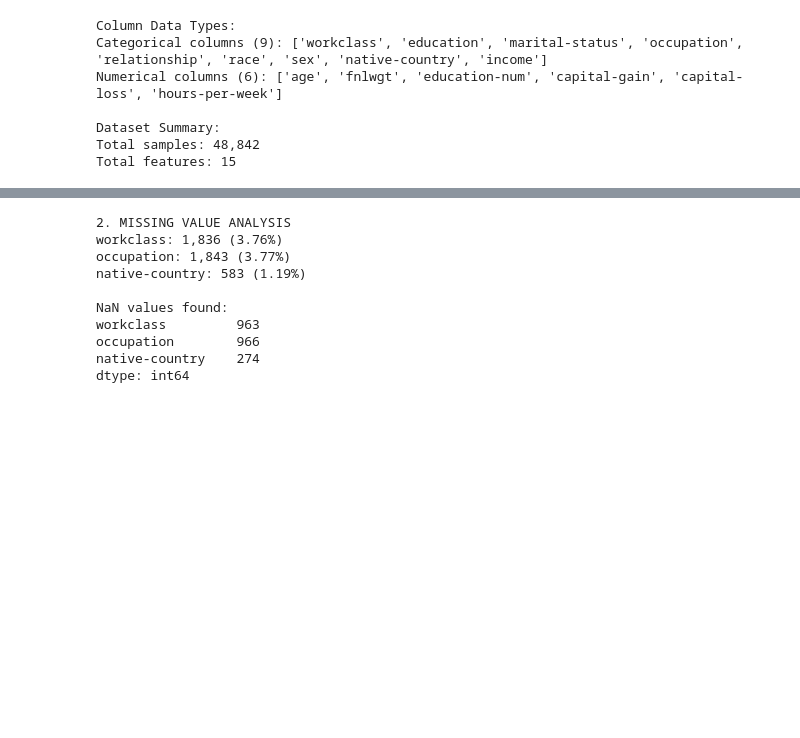
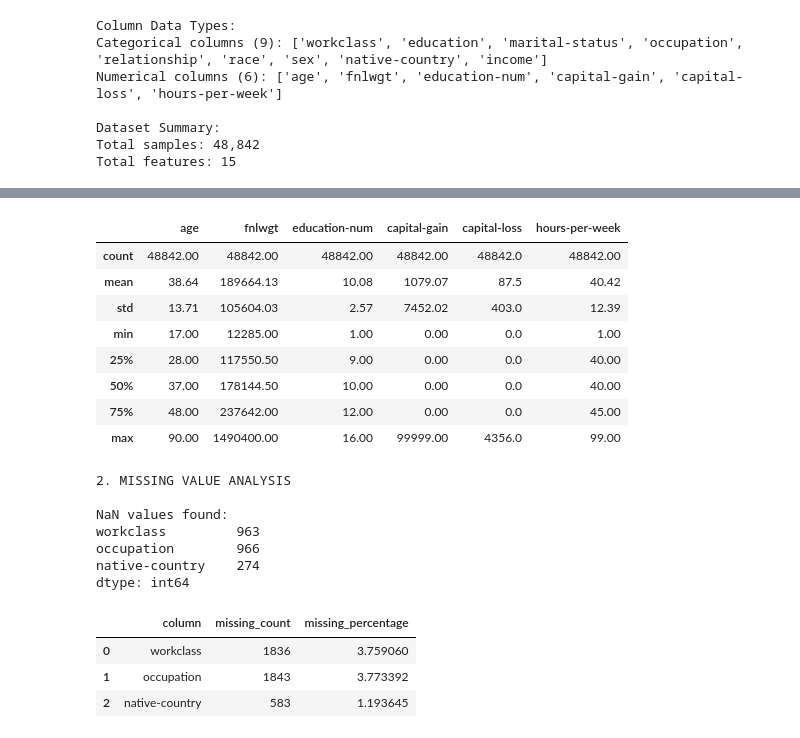
Before and after one commit to vgsilva-eng/AI-stats-probability, a Jupyter notebook: notebooks/data_cleaning.ipynb, the cells around one changed output, grey strips where cells are left out. Saved outputs shown, nothing was run; the diff lists cells and outputs as text; code cells hidden in the pictures; blank space fills up the shorter version.

```diff
--- a/notebooks/data_cleaning.ipynb
+++ b/notebooks/data_cleaning.ipynb
@@ -102,3 +110,16 @@ Total features: 15
+# %%
+#.describe method enable us to detect outliers in the data for further investigation
+df.describe().round(2)
+# %% [output]
+|  | age | fnlwgt | education-num | capital-gain | capital-loss | hours-per-week |
+| count | 48842.00 | 48842.00 | 48842.00 | 48842.00 | 48842.0 | 48842.00 |
+| mean | 38.64 | 189664.13 | 10.08 | 1079.07 | 87.5 | 40.42 |
+| std | 13.71 | 105604.03 | 2.57 | 7452.02 | 403.0 | 12.39 |
+| min | 17.00 | 12285.00 | 1.00 | 0.00 | 0.0 | 1.00 |
+| 25% | 28.00 | 117550.50 | 9.00 | 0.00 | 0.0 | 40.00 |
+| 50% | 37.00 | 178144.50 | 10.00 | 0.00 | 0.0 | 40.00 |
+| 75% | 48.00 | 237642.00 | 12.00 | 0.00 | 0.0 | 45.00 |
+| max | 90.00 | 1490400.00 | 16.00 | 99999.00 | 4356.0 | 99.00 |
 # %%
 #2. Cleanining missing values on dataset
 """
@@ -130,8 +151,6 @@ def analyze_missing_values(df: pd.DataFrame, missing_value: str = '?') -> pd.Dat
                 'missing_count': missing_count,
                 'missing_percentage': missing_pct
             })
-            print(f"{col}: {missing_count:,} ({missing_pct:.2f}%)")
-
 #Check for NaN values
     nan_counts = df.isnull().sum()
     if nan_counts.sum() > 0:
@@ -145,17 +164,19 @@ def analyze_missing_values(df: pd.DataFrame, missing_value: str = '?') -> pd.Dat
 
 #Analyze missing values
 missing_summary = analyze_missing_values(df)
+display(missing_summary)
 # %% [output]
 2. MISSING VALUE ANALYSIS
-workclass: 1,836 (3.76%)
-occupation: 1,843 (3.77%)
-native-country: 583 (1.19%)
 
 NaN values found:
 workclass         963
 occupation        966
 native-country    274
 dtype: int64
+|  | column | missing_count | missing_percentage |
+| 0 | workclass | 1836 | 3.759060 |
+| 1 | occupation | 1843 | 3.773392 |
+| 2 | native-country | 583 | 1.193645 |
 # %%
 #2.1 Data cleaning functions
 """
```
Also changed, not shown: parts of 9 cells of this notebook.
